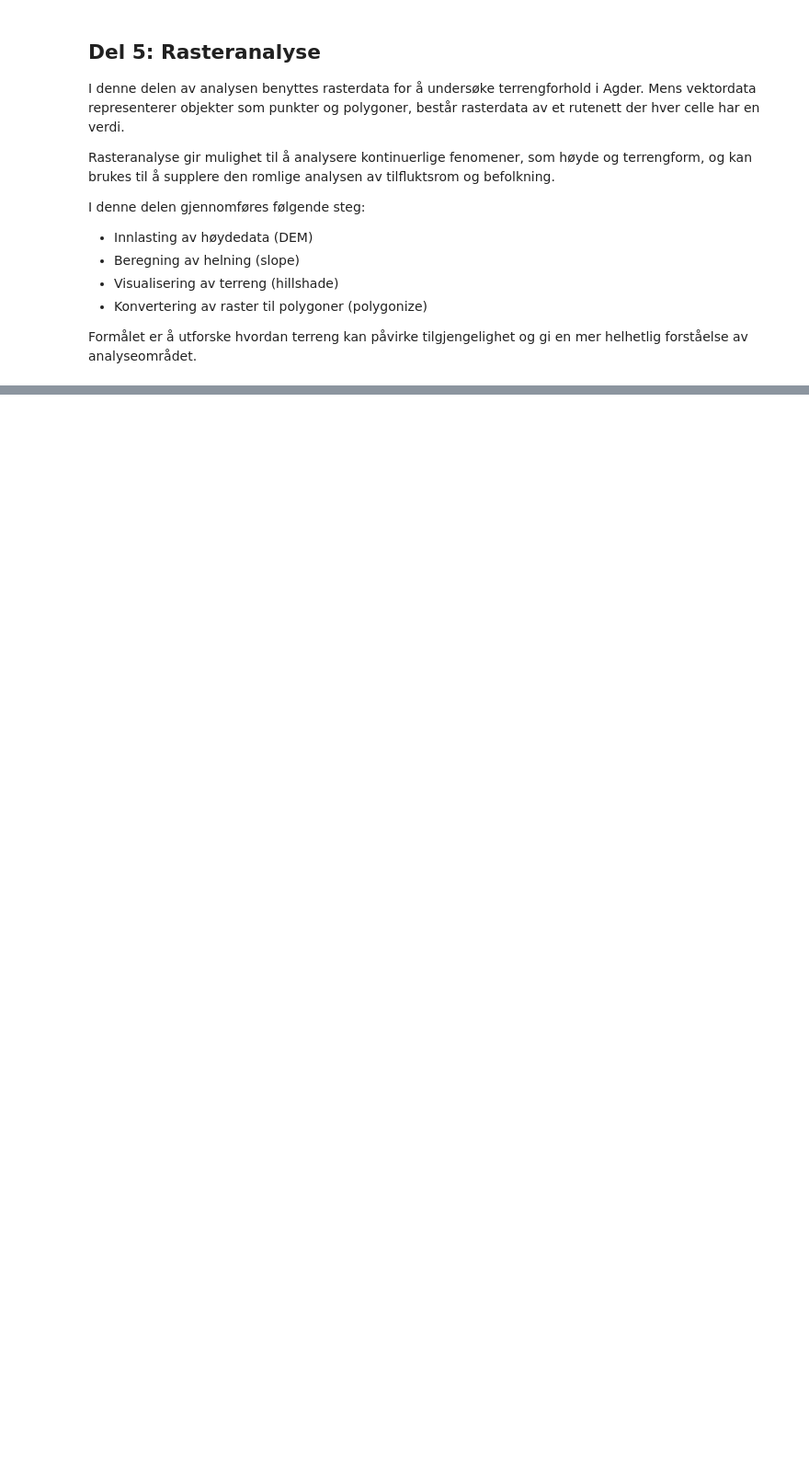
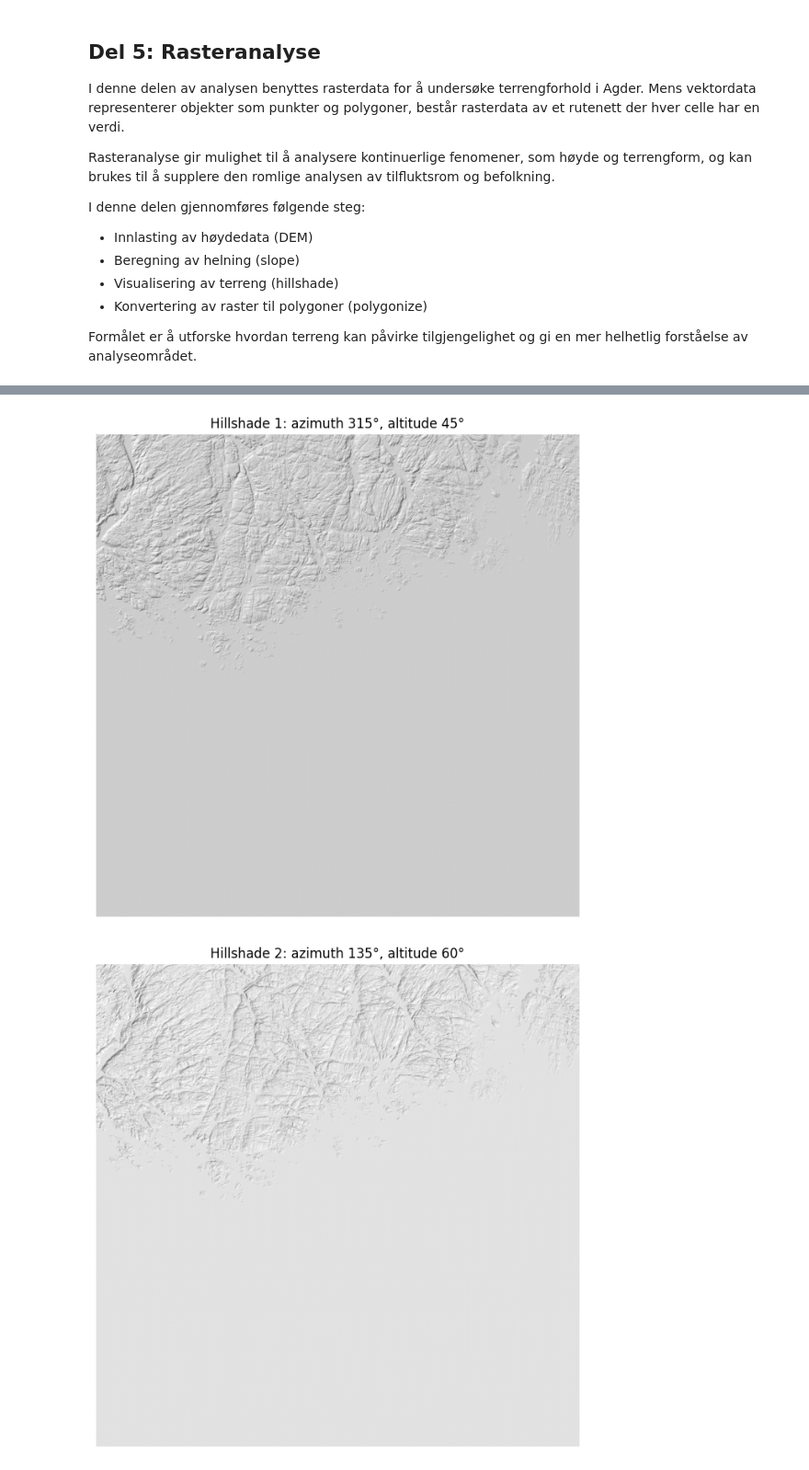
Before and after one commit to sivert-svanes/IS-218-Prosjekt, a Jupyter notebook: notebooks/analysis.ipynb, the cells around one changed output, grey strips where cells are left out. Shown at 92% size. Cells and saved outputs as stored; diff of their text form; code cells hidden in the pictures; blank space fills up the shorter version.

```diff
--- a/notebooks/analysis.ipynb
+++ b/notebooks/analysis.ipynb
@@ -1086,0 +1184,30 @@ plt.show()
+# %%
+from matplotlib.colors import LightSource
+
+# Bruk DEM som vanlig array
+dem_plot = dem.filled(np.nan)
+
+# Hillshade 1
+ls1 = LightSource(azdeg=315, altdeg=45)
+hillshade1 = ls1.hillshade(dem_plot, vert_exag=1, dx=cellsize_x, dy=cellsize_y)
+
+# Hillshade 2
+ls2 = LightSource(azdeg=135, altdeg=60)
+hillshade2 = ls2.hillshade(dem_plot, vert_exag=1, dx=cellsize_x, dy=cellsize_y)
+
+# Visualiser hillshade 1
+plt.figure(figsize=(10, 8))
+plt.imshow(hillshade1, cmap="gray")
+plt.title("Hillshade 1: azimuth 315°, altitude 45°")
+plt.axis("off")
+plt.show()
+
+# Visualiser hillshade 2
+plt.figure(figsize=(10, 8))
+plt.imshow(hillshade2, cmap="gray")
+plt.title("Hillshade 2: azimuth 135°, altitude 60°")
+plt.axis("off")
+plt.show()
+# %% [output]
+[figure, added]
+[figure, added]
```
Also changed, not shown: parts of 17 cells of this notebook.
